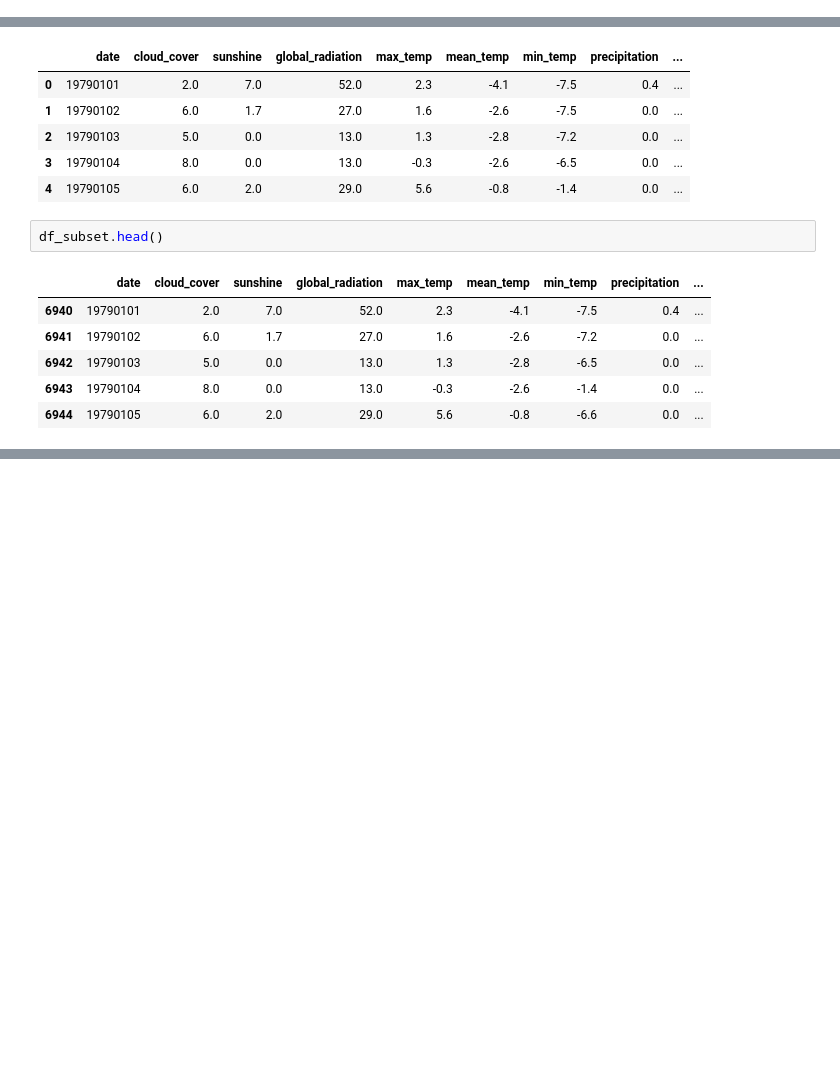
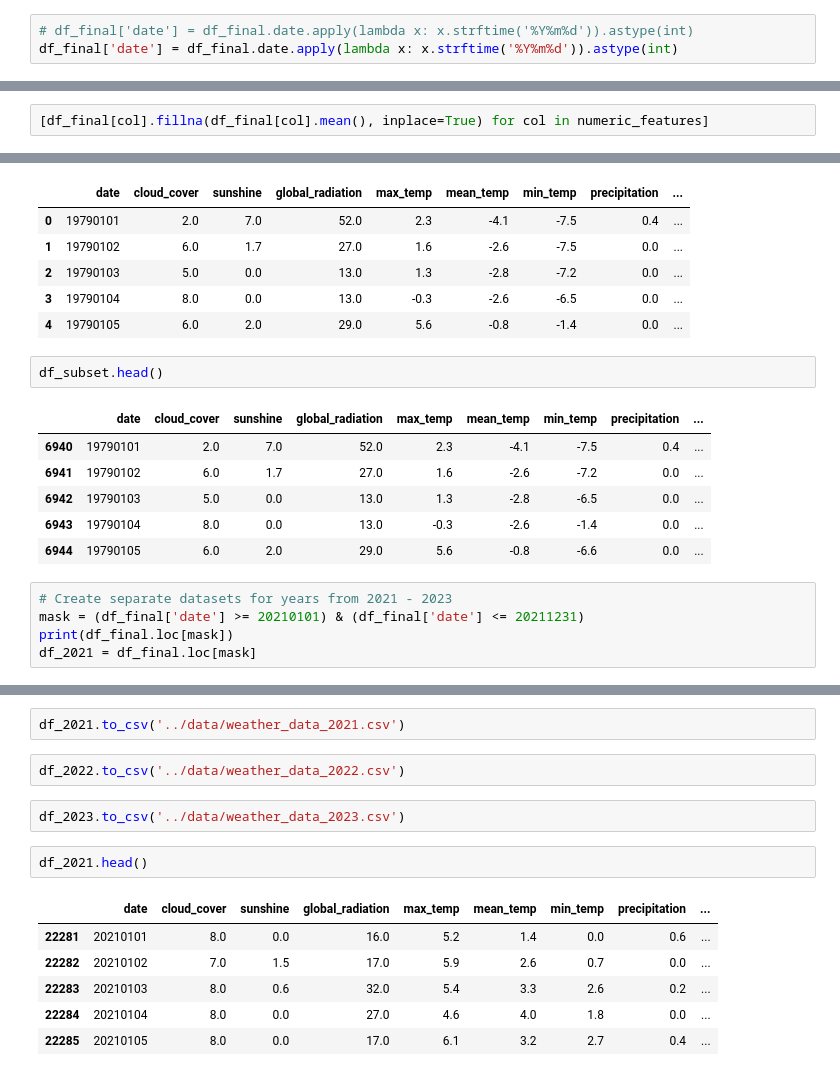
Before and after one commit to HemalathaRamanujam2022/mlops_temperature_prediction, a Jupyter notebook: eda/extract_new_data.ipynb, the cells around one changed output, grey strips where cells are left out. Drawn from its saved outputs; the diff is of its cells as text; blank space fills up the shorter version.

```diff
--- a/eda/extract_new_data.ipynb
+++ b/eda/extract_new_data.ipynb
@@ -154,0 +168,3 @@ df_final['snow_depth'].replace(-9999.0, np.nan, inplace=True)
+# %%
+# df_final['date'] = df_final.date.apply(lambda x: x.strftime('%Y%m%d')).astype(int)
+df_final['date'] = df_final.date.apply(lambda x: x.strftime('%Y%m%d')).astype(int)
@@ -273,3 +339,5 @@ numeric_features =  ['max_temp', 'min_temp', 'mean_temp', 'global_radiation', 's
 [df_subset[col].fillna(df_subset[col].mean(), inplace=True) for col in numeric_features]
 # %% [output]
 [None, None, None, None, None, None, None, None, None]
+# %%
+[df_final[col].fillna(df_final[col].mean(), inplace=True) for col in numeric_features]
@@ -328,3 +398,8 @@ df_subset.head()
 | 6942 | 19790103 | 5.0 | 0.0 | 13.0 | 1.3 | -2.8 | -6.5 | 0.0 | ... |
 | 6943 | 19790104 | 8.0 | 0.0 | 13.0 | -0.3 | -2.6 | -1.4 | 0.0 | ... |
 | 6944 | 19790105 | 6.0 | 2.0 | 29.0 | 5.6 | -0.8 | -6.6 | 0.0 | ... |
+# %%
+# Create separate datasets for years from 2021 - 2023
+mask = (df_final['date'] >= 20210101) & (df_final['date'] <= 20211231)
+print(df_final.loc[mask])
+df_2021 = df_final.loc[mask]
@@ -330,0 +468,15 @@ df_subset.head()
+# %%
+df_2021.to_csv('../data/weather_data_2021.csv')
+# %%
+df_2022.to_csv('../data/weather_data_2022.csv')
+# %%
+df_2023.to_csv('../data/weather_data_2023.csv')
+# %%
+df_2021.head()
+# %% [output]
+|  | date | cloud_cover | sunshine | global_radiation | max_temp | mean_temp | min_temp | precipitation | ... |
+| 22281 | 20210101 | 8.0 | 0.0 | 16.0 | 5.2 | 1.4 | 0.0 | 0.6 | ... |
+| 22282 | 20210102 | 7.0 | 1.5 | 17.0 | 5.9 | 2.6 | 0.7 | 0.0 | ... |
+| 22283 | 20210103 | 8.0 | 0.6 | 32.0 | 5.4 | 3.3 | 2.6 | 0.2 | ... |
+| 22284 | 20210104 | 8.0 | 0.0 | 27.0 | 4.6 | 4.0 | 1.8 | 0.0 | ... |
+| 22285 | 20210105 | 8.0 | 0.0 | 17.0 | 6.1 | 3.2 | 2.7 | 0.4 | ... |
```
Also changed, not shown: parts of 17 cells of this notebook, 22 other files.
